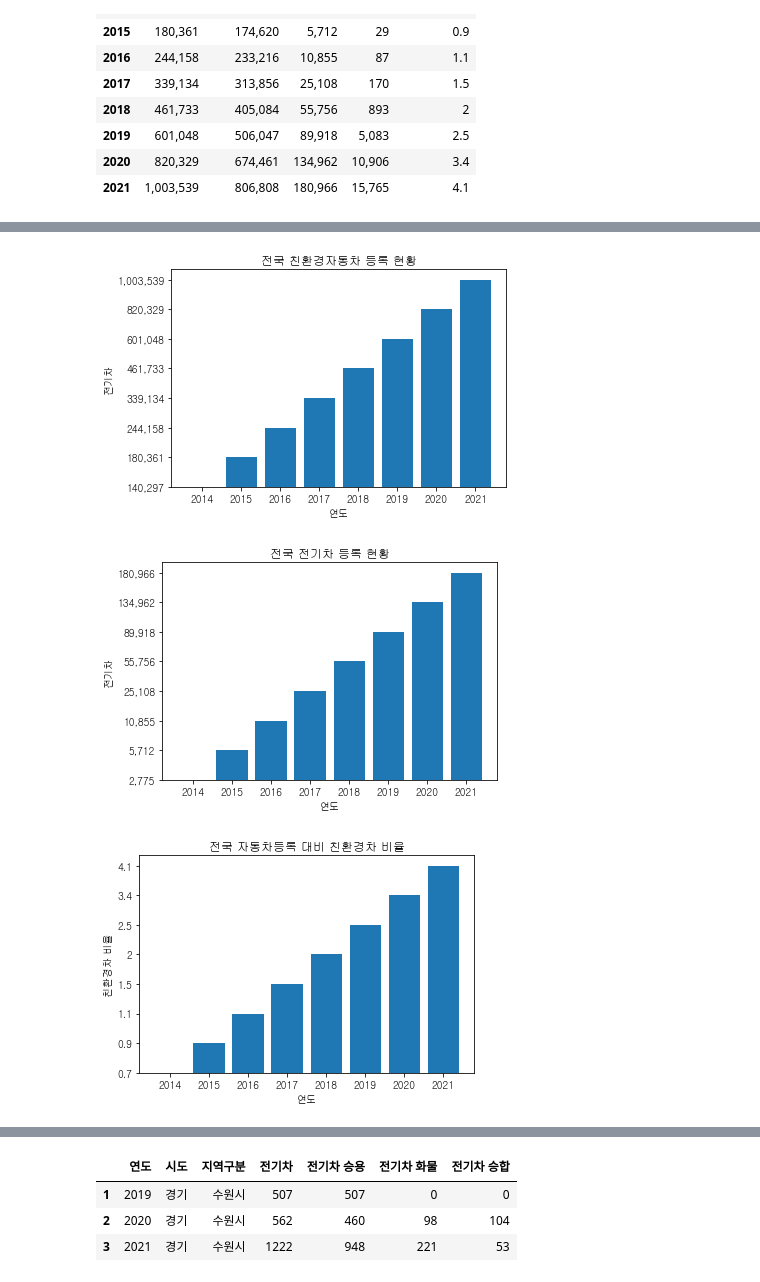
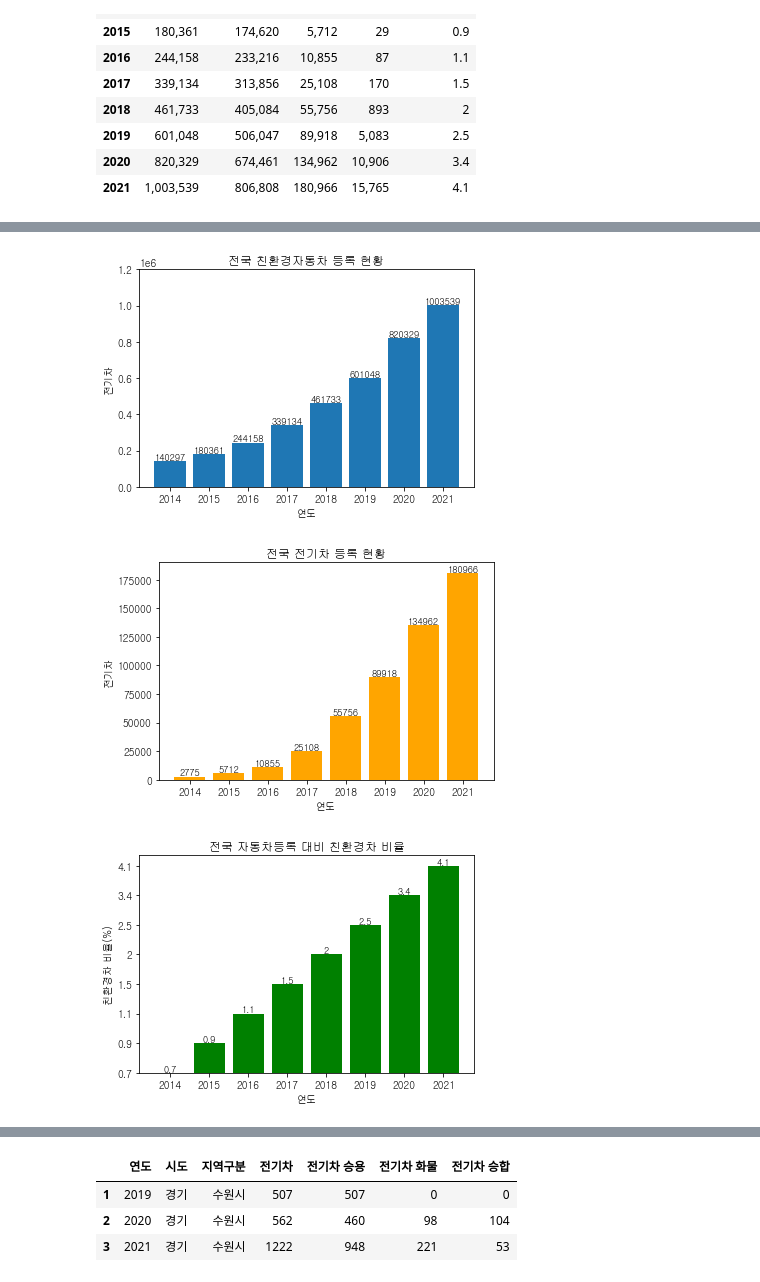
Before and after one commit to kwonkai/juno1412, a Jupyter notebook: 수원 전기차 충전소/data.ipynb, the cells around one changed output, grey strips where cells are left out. Drawn from its saved outputs; the diff is of its cells as text; code cells hidden in the pictures.

```diff
--- a/수원 전기차 충전소/data.ipynb
+++ b/수원 전기차 충전소/data.ipynb
@@ -16,5 +16,6 @@ rc('font', family=font)
 # %% [markdown]
 데이터 가져오기(전국 친환경차, 수원 친환경차)
 # %%
-all_data = pd.read_csv('C:/Users/kwonk/Downloads/개인 프로젝트/juno1412-1/수원 전기차 충전소/data-files/전국 친환경 자동차.csv')
-suwon1 = pd.read_csv('C:/Users/kwonk/Downloads/개인 프로젝트/juno1412-1/수원 전기차 충전소/data-files/수원시 전기차 연도별 출고 현황.csv')
+all_data = pd.read_csv('./data-files/전국 친환경 자동차.csv')
+suwon1 = pd.read_csv('./data-files/수원시 전기차 연도별 출고 현황.csv')
+all_data
@@ -39,3 +47,15 @@ all_data
 | 2019 | 601,048 | 506,047 | 89,918 | 5,083 | 2.5 |
 | 2020 | 820,329 | 674,461 | 134,962 | 10,906 | 3.4 |
 | 2021 | 1,003,539 | 806,808 | 180,966 | 15,765 | 4.1 |
+# %%
+# 천단위 콤마 제거
+all_data['계'] = all_data['계'].apply(lambda x: x.replace(',', ''))
+all_data['하이브리드차'] = all_data['하이브리드차'].apply(lambda x: x.replace(',', ''))
+all_data['전기차'] = all_data['전기차'].apply(lambda x: x.replace(',', ''))
+all_data['수소차'] = all_data['수소차'].apply(lambda x: x.replace(',', ''))
+all_data
+
+# 특수문자 제거 및 nan값 대체
+all_data["수소차"] = all_data["수소차"].str.replace(pat=r'[^\w]', repl=r'0', regex=True)
+all_data = all_data.fillna('0')
+all_data
@@ -41,0 +73,4 @@ all_data
+# %%
+all_data2 = all_data.drop(columns='친환경차비율')
+all_data2 = all_data2.astype(float).astype(int)
+all_data2.info()
@@ -42,11 +102,19 @@ all_data
 # %%
 x = [ '2014', '2015', '2016', '2017', '2018', '2019', '2020', '2021']
-y = all_data['계']
-#all, uppoint = plt.subplot()
+y = all_data2['계']
 plt.bar(x, y)
+for i, v in enumerate(x):
+    plt.text(v, y[i], str(y[i]),
+             fontsize=9,
+             color="black",
+             horizontalalignment='center',
+             verticalalignment='bottom')
+
+
 plt.title("전국 친환경자동차 등록 현황")
+plt.ylim(0, 1200000)
 plt.xlabel('연도')
 plt.ylabel('전기차')
 plt.show()
 # %% [output]
-[figure, old version]
+[figure, new version]
@@ -67,18 +121,32 @@ plt.show()
 # %%
-label = [ '2014', '2015', '2016', '2017', '2018', '2019', '2020', '2021']
+x = [ '2014', '2015', '2016', '2017', '2018', '2019', '2020', '2021']
+y = all_data2['전기차']
+plt.bar(x, y, color='orange' )
+plt.title("전국 전기차 등록 현황")
+for i, v in enumerate(x):
+    plt.text(v, y[i], str(y[i]),
+             fontsize=9,
+             color="black",
+             horizontalalignment='center',
+             verticalalignment='bottom')
 
-plt.bar(label, all_data['전기차'])
-plt.title("전국 전기차 등록 현황")
 plt.xlabel('연도')
 plt.ylabel('전기차')
 plt.show()
 # %% [output]
-[figure, old version]
+[figure, new version]
 # %%
-plt.bar(label, all_data['친환경차비율'])
+y = all_data['친환경차비율']
+plt.bar(x, y, color='green' )
+for i, v in enumerate(x):
+    plt.text(v, y[i], str(y[i]),
+             fontsize=9,
+             color="black",
+             horizontalalignment='center',
+             verticalalignment='bottom')
 plt.title("전국 자동차등록 대비 친환경차 비율")
 plt.xlabel('연도')
-plt.ylabel('친환경차 비율')
+plt.ylabel('친환경차 비율(%)')
 plt.show()
 # %% [output]
-[figure, old version]
+[figure, new version]
```
Also changed, not shown: parts of 10 cells of this notebook.
